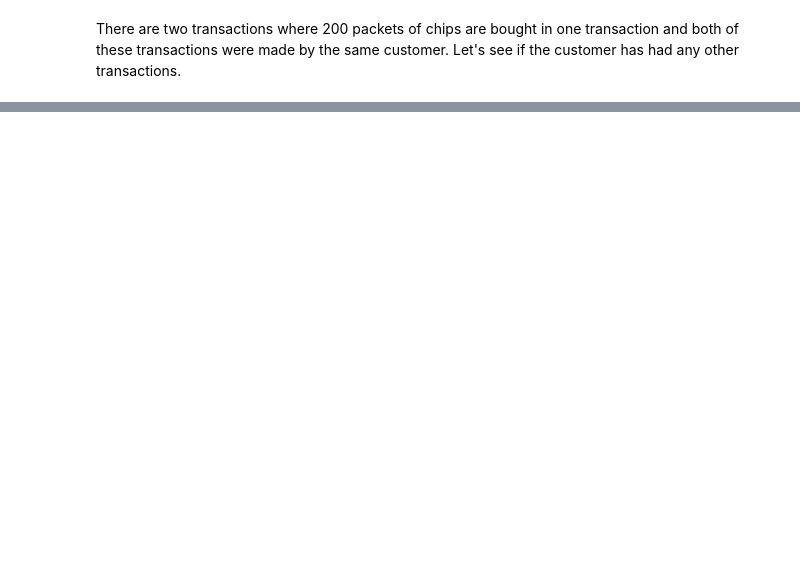
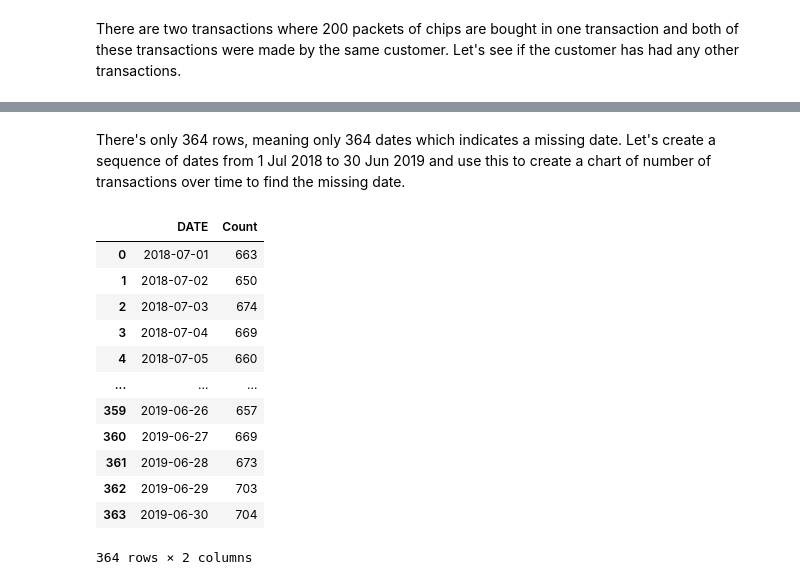
Before and after one commit to jacques-serfontein/QuantiumVEP, a Jupyter notebook: Task1/Task1.ipynb, the cells around one changed output, grey strips where cells are left out. Saved outputs shown, nothing was run; the diff lists cells and outputs as text; code cells hidden in the pictures; blank space fills up the shorter version.

```diff
--- a/Task1/Task1.ipynb
+++ b/Task1/Task1.ipynb
@@ -151,0 +200,20 @@ transactions.
+# %% [markdown]
+There's only 364 rows, meaning only 364 dates which indicates a missing date. Let's
+create a sequence of dates from 1 Jul 2018 to 30 Jun 2019 and use this to create a
+chart of number of transactions over time to find the missing date.
+# %%
+date_counts.sort_values(by=['DATE'], ascending=True)
+# %% [output]
+|  | DATE | Count |
+| 0 | 2018-07-01 | 663 |
+| 1 | 2018-07-02 | 650 |
+| 2 | 2018-07-03 | 674 |
+| 3 | 2018-07-04 | 669 |
+| 4 | 2018-07-05 | 660 |
+| ... | ... | ... |
+| 359 | 2019-06-26 | 657 |
+| 360 | 2019-06-27 | 669 |
+| 361 | 2019-06-28 | 673 |
+| 362 | 2019-06-29 | 703 |
+| 363 | 2019-06-30 | 704 |
+364 rows × 2 columns
```
Also changed, not shown: parts of 8 cells of this notebook.
